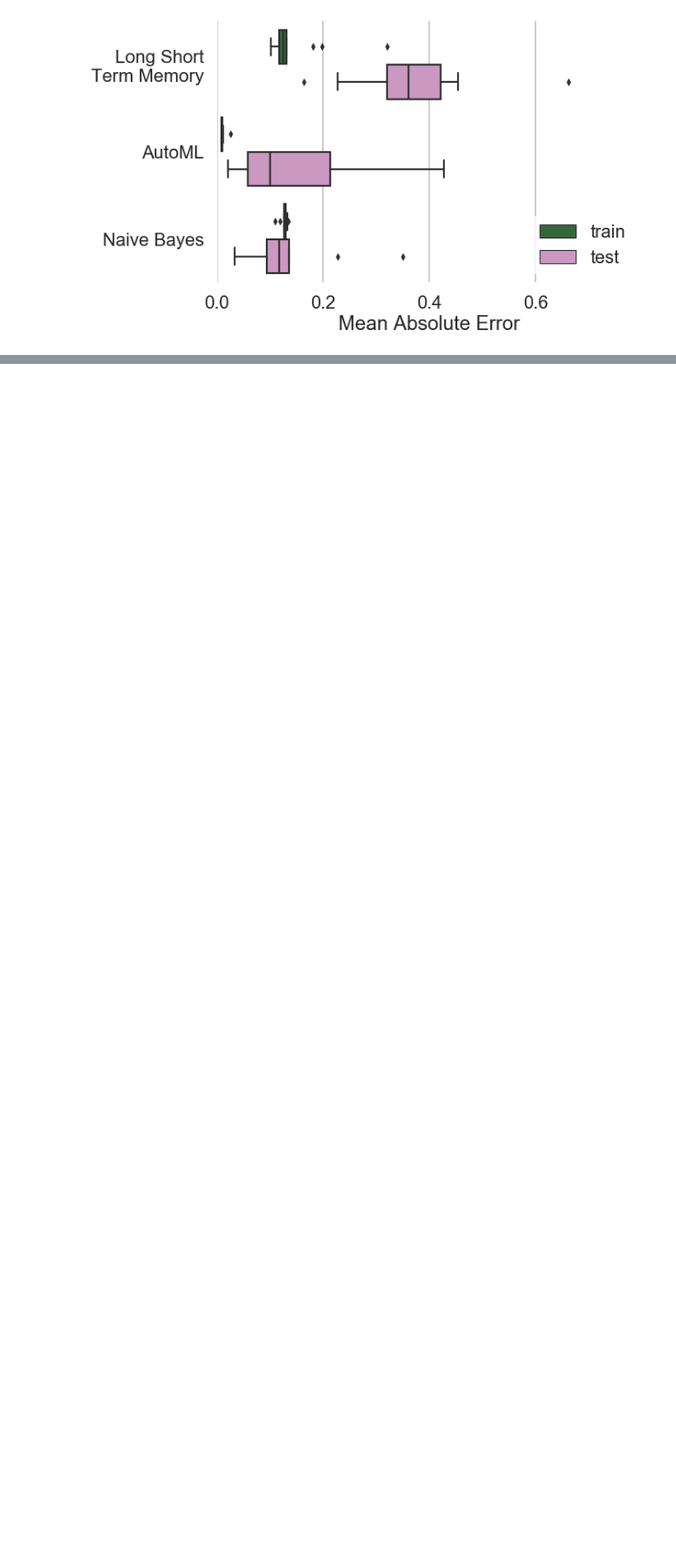
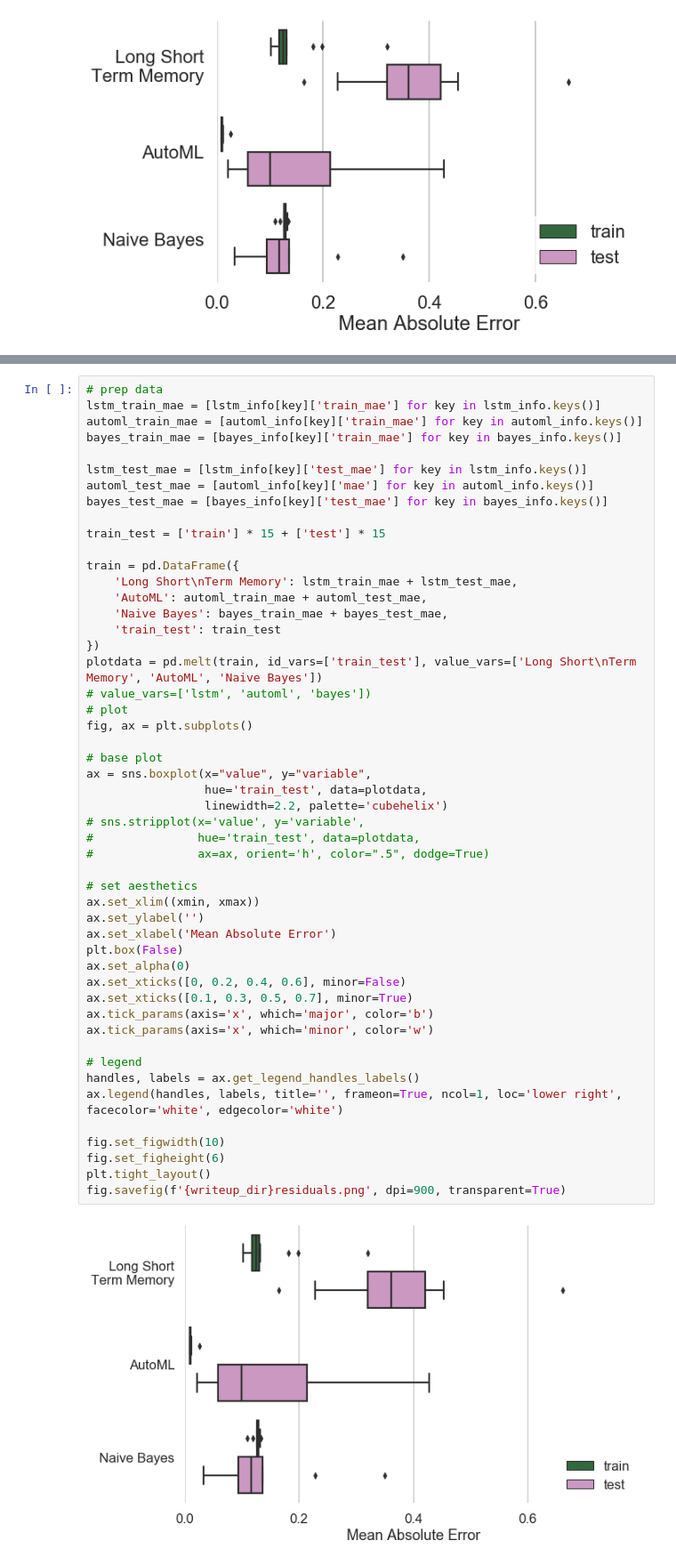
Before and after one commit to TristanGarry/sea-lice-forecasting, a Jupyter notebook: evaluate_all_models.ipynb, the cells around one changed output, grey strips where cells are left out. Shown at 89% size. Drawn from its saved outputs; the diff is of its cells as text; blank space fills up the shorter version.

Commit message:
Added plots for lower data forecasts

```diff
--- a/evaluate_all_models.ipynb
+++ b/evaluate_all_models.ipynb
@@ -332,0 +178,52 @@ fig.savefig('residuals.png', dpi=900, transparent=True)
+# %%
+# prep data
+lstm_train_mae = [lstm_info[key]['train_mae'] for key in lstm_info.keys()]
+automl_train_mae = [automl_info[key]['train_mae'] for key in automl_info.keys()]
+bayes_train_mae = [bayes_info[key]['train_mae'] for key in bayes_info.keys()]
+
+lstm_test_mae = [lstm_info[key]['test_mae'] for key in lstm_info.keys()]
+automl_test_mae = [automl_info[key]['mae'] for key in automl_info.keys()]
+bayes_test_mae = [bayes_info[key]['test_mae'] for key in bayes_info.keys()]
+
+train_test = ['train'] * 15 + ['test'] * 15
+
+train = pd.DataFrame({
+    'Long Short\nTerm Memory': lstm_train_mae + lstm_test_mae,
+    'AutoML': automl_train_mae + automl_test_mae,
+    'Naive Bayes': bayes_train_mae + bayes_test_mae,
+    'train_test': train_test
+})
+plotdata = pd.melt(train, id_vars=['train_test'], value_vars=['Long Short\nTerm Memory', 'AutoML', 'Naive Bayes'])
+# value_vars=['lstm', 'automl', 'bayes'])
+# plot
+fig, ax = plt.subplots()
+
+# base plot
+ax = sns.boxplot(x="value", y="variable",
+                 hue='train_test', data=plotdata,
+                 linewidth=2.2, palette='cubehelix')
+# sns.stripplot(x='value', y='variable',
+#               hue='train_test', data=plotdata,
+#               ax=ax, orient='h', color=".5", dodge=True)
+
+# set aesthetics
+ax.set_xlim((xmin, xmax))
+ax.set_ylabel('')
+ax.set_xlabel('Mean Absolute Error')
+plt.box(False)
+ax.set_alpha(0)
+ax.set_xticks([0, 0.2, 0.4, 0.6], minor=False)
+ax.set_xticks([0.1, 0.3, 0.5, 0.7], minor=True)
+ax.tick_params(axis='x', which='major', color='b')
+ax.tick_params(axis='x', which='minor', color='w')
+
+# legend
+handles, labels = ax.get_legend_handles_labels()
+ax.legend(handles, labels, title='', frameon=True, ncol=1, loc='lower right', facecolor='white', edgecolor='white')
+
+fig.set_figwidth(10)
+fig.set_figheight(6)
+plt.tight_layout()
+fig.savefig(f'{writeup_dir}residuals.png', dpi=900, transparent=True)
+# %% [output]
+[figure, added]
```
Also changed, not shown: parts of 27 cells of this notebook, 3 other files.
